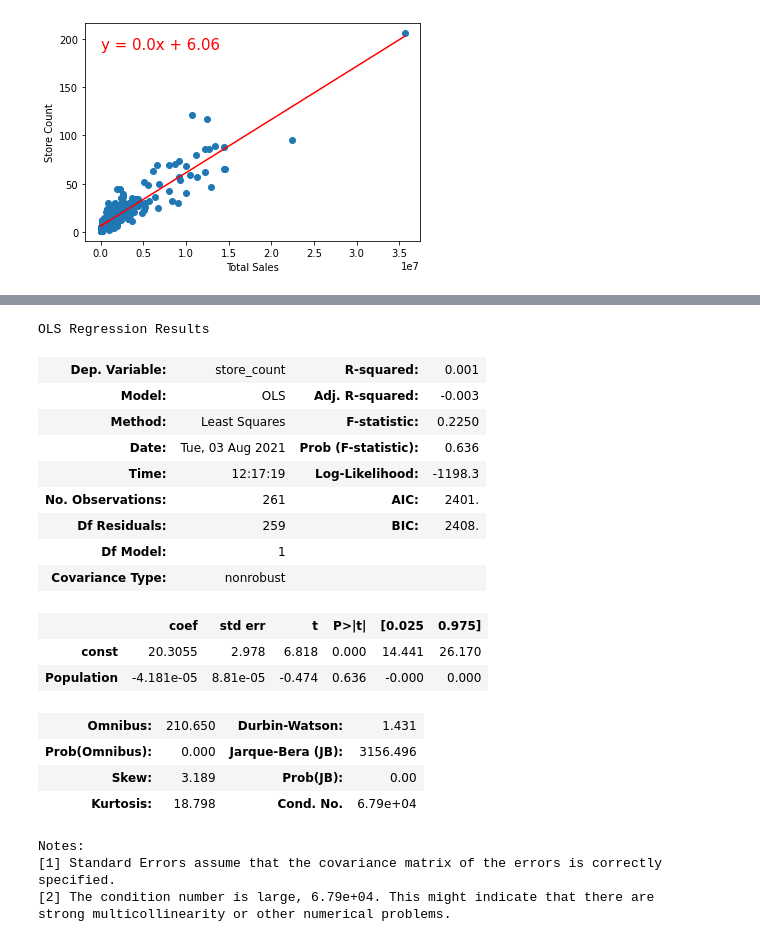
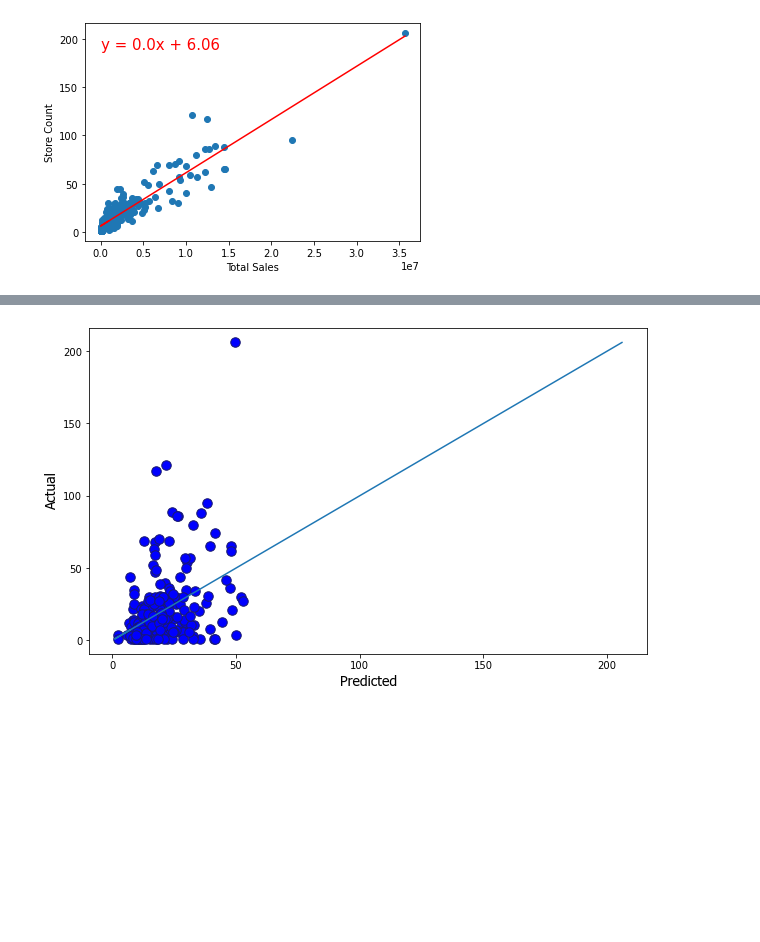
Before and after one commit to KelliDSmith/SMU_Project1_Group1, a Jupyter notebook: regression_kelli.ipynb, the cells around one changed output, grey strips where cells are left out. Saved outputs shown, nothing was run; the diff lists cells and outputs as text; code cells hidden in the pictures; blank space fills up the shorter version.

```diff
--- a/regression_kelli.ipynb
+++ b/regression_kelli.ipynb
@@ -375,14 +379,3 @@ Notes:
 [1] Standard Errors assume that the covariance matrix of the errors is correctly specified.
 [2] The condition number is large, 1.28e+05. This might indicate that there are
 strong multicollinearity or other numerical problems.
-# %%
-#2020 Location Count vs Income STATSMODELS
-feature = cityzip_2020[['Per Capita Income']]
-target = cityzip_2020['store_count']
-
-X = sm.add_constant(feature)
-Y = target
-
-model = sm.OLS(Y,X)
-results = model.fit()
-results.summary()
@@ -411,33 +382,15 @@ strong multicollinearity or other numerical problems.
-# %%
-#2020 Location Count vs Pop STATSMODELS
-feature = cityzip_2020[['Population']]
-target = cityzip_2020['store_count']
-
-X = sm.add_constant(feature)
-Y = target
-
-model = sm.OLS(Y,X)
-results = model.fit()
-results.summary()
-# %% [output]
-OLS Regression Results
-| Dep. Variable: | store_count | R-squared: | 0.001 |
-| Model: | OLS | Adj. R-squared: | -0.003 |
-| Method: | Least Squares | F-statistic: | 0.2250 |
-| Date: | Tue, 03 Aug 2021 | Prob (F-statistic): | 0.636 |
-| Time: | 12:17:19 | Log-Likelihood: | -1198.3 |
-| No. Observations: | 261 | AIC: | 2401. |
-| Df Residuals: | 259 | BIC: | 2408. |
-| Df Model: | 1 |  |  |
-| Covariance Type: | nonrobust |  |  |
-|  | coef | std err | t | P>|t| | [0.025 | 0.975] |
-| const | 20.3055 | 2.978 | 6.818 | 0.000 | 14.441 | 26.170 |
-| Population | -4.181e-05 | 8.81e-05 | -0.474 | 0.636 | -0.000 | 0.000 |
-| Omnibus: | 210.650 | Durbin-Watson: | 1.431 |
-| Prob(Omnibus): | 0.000 | Jarque-Bera (JB): | 3156.496 |
-| Skew: | 3.189 | Prob(JB): | 0.00 |
-| Kurtosis: | 18.798 | Cond. No. | 6.79e+04 |
-Notes:
-[1] Standard Errors assume that the covariance matrix of the errors is correctly specified.
-[2] The condition number is large, 6.79e+04. This might indicate that there are
-strong multicollinearity or other numerical problems.
+# %%
+# predicted vs actual
+
+plt.figure(figsize=(10,6))
+
+plt.scatter(results.fittedvalues, target,color='blue',edgecolor="midnightblue",s=90)
+
+plt.xlabel("Predicted",**hfont,fontsize=14)
+plt.ylabel("Actual",**hfont,fontsize=14)
+
+plt.plot(target, target,light)
+
+plt.show()
+# %% [output]
+[figure, added]
```
Also changed, not shown: parts of 6 cells of this notebook, 5 other files.
